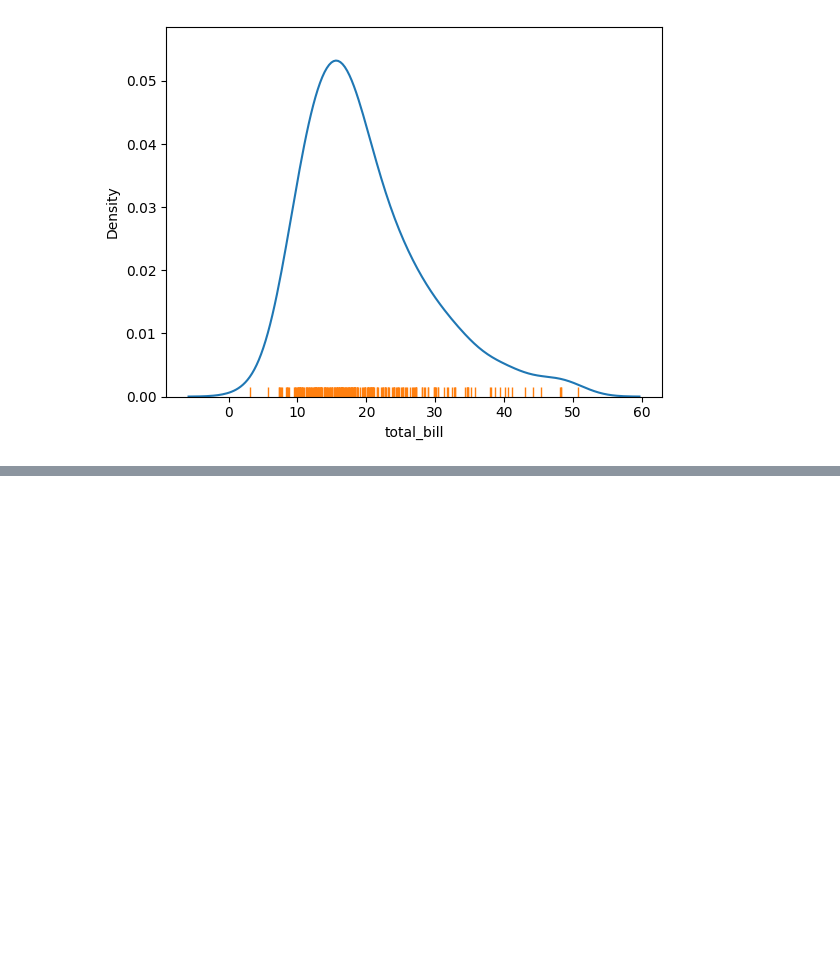
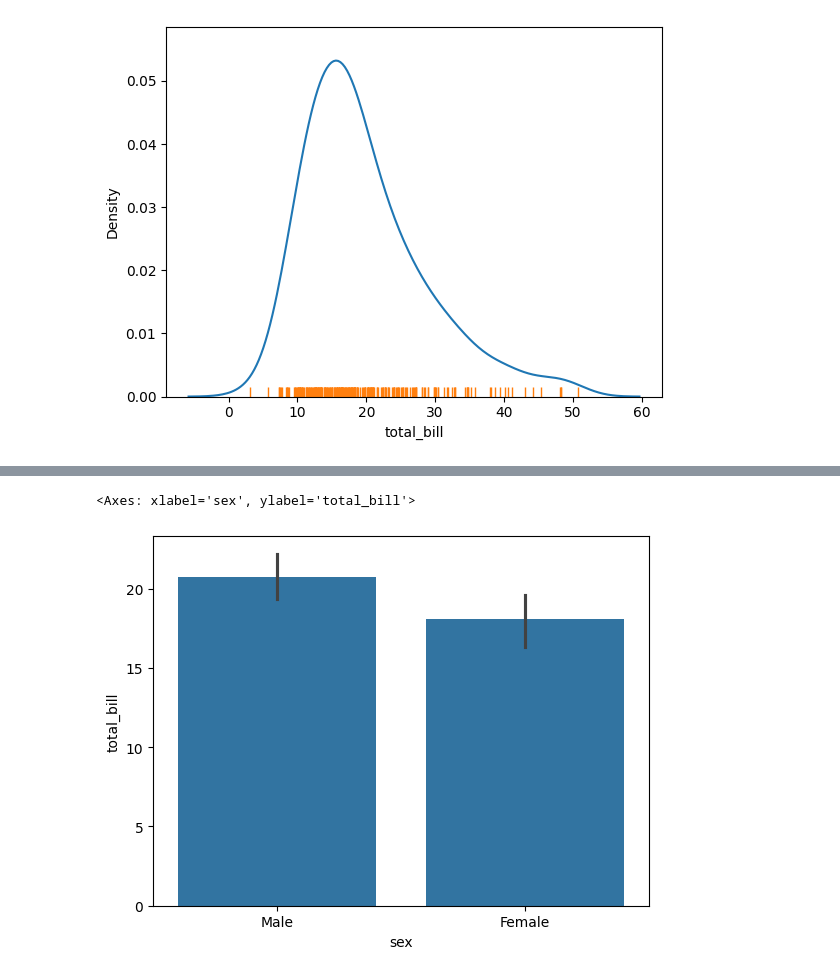
Before and after one commit to ludiemert/Advanced_Data_Visualization_Seaborn, a Jupyter notebook: 4_Advanced_Data_Visualization_Seaborn/Seaborn.ipynb, the cells around one changed output, grey strips where cells are left out. Cells and saved outputs as stored; diff of their text form; code cells hidden in the pictures; blank space fills up the shorter version.

Commit message:
desvio padrao viabilidade new comand and new grafic

```diff
--- a/4_Advanced_Data_Visualization_Seaborn/Seaborn.ipynb
+++ b/4_Advanced_Data_Visualization_Seaborn/Seaborn.ipynb
@@ -132,0 +149,10 @@ sns.rugplot(tips["total_bill"])
+# %%
+# Qual a distribuicao de homem e mulher nos dados?
+# utilizar o seaborn e ver a resposta mais visual
+# usar o barplot e ver um grafico de barras
+
+sns.barplot(x="sex", y="total_bill", data=tips) # de onde ele vai encontrar esses dados => data=tips
+# grafico pela media e separou por homens e mulheres
+# %% [output]
+<Axes: xlabel='sex', ylabel='total_bill'>
+[figure, added]
```
Also changed, not shown: parts of 3 cells of this notebook.
